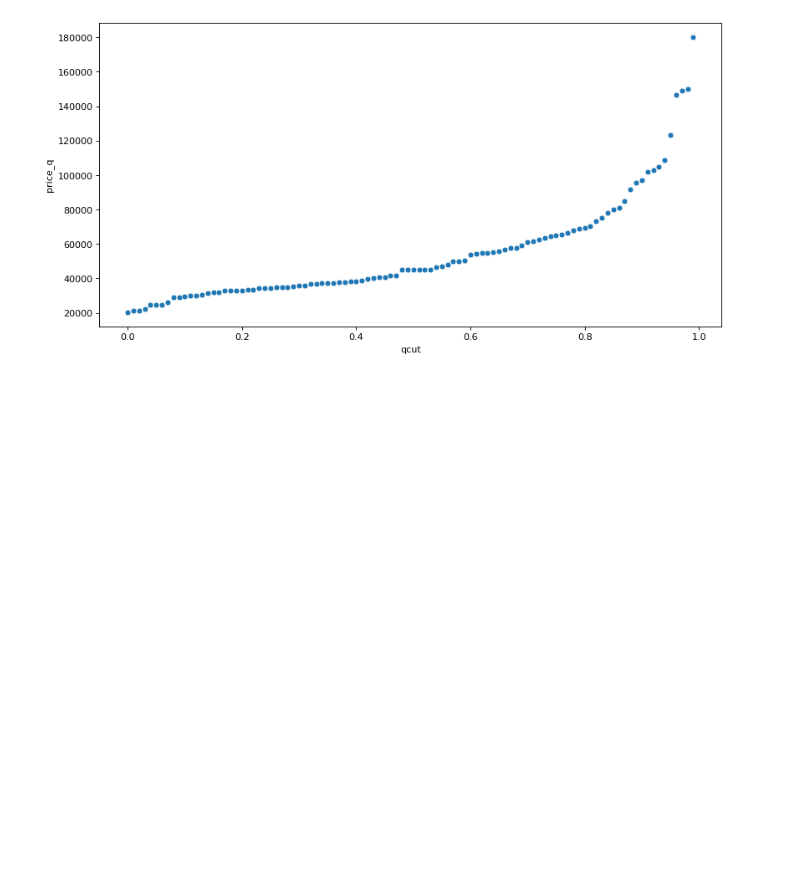
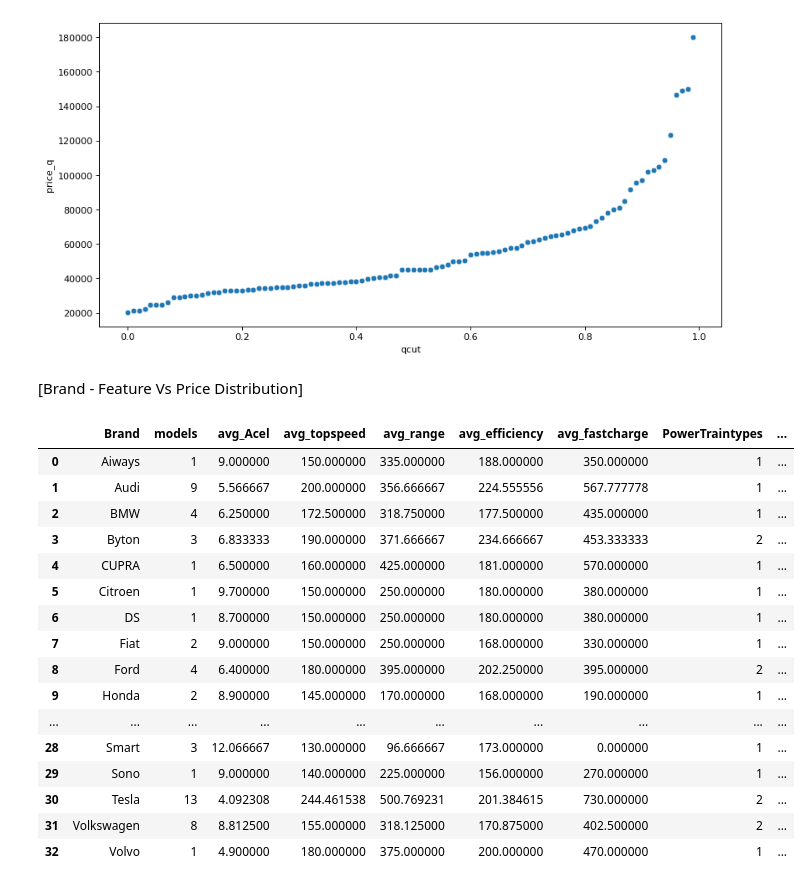
Before and after one commit to Indranil-Seal/EV_PricePrediction, a Jupyter notebook: EVPricingStudy.ipynb, the cells around one changed output. Saved outputs shown, nothing was run; the diff lists cells and outputs as text; code cells hidden in the pictures; blank space fills up the shorter version.

```diff
--- a/EVPricingStudy.ipynb
+++ b/EVPricingStudy.ipynb
@@ -139,3 +139,38 @@ sns.scatterplot(x = 'qcut',y ='price_q',data = price_qd)
 # %% [output]
 <AxesSubplot:xlabel='qcut', ylabel='price_q'>
 [figure]
+# %% [markdown]
+[Brand - Feature Vs Price Distribution]
+# %%
+data.groupby(['Brand']).agg(models = pd.NamedAgg('Model','count'),
+                            avg_Acel = pd.NamedAgg('AccelSec','mean'),
+                            avg_topspeed = pd.NamedAgg('TopSpeed_KmH','mean'),
+                            avg_range = pd.NamedAgg('Range_Km','mean'),
+                            avg_efficiency = pd.NamedAgg('Efficiency_WhKm','mean'),
+                            avg_fastcharge = pd.NamedAgg('FastCharge_KmH','mean'),
+                            PowerTraintypes = pd.NamedAgg('PowerTrain','nunique'),
+                            bodystyles = pd.NamedAgg('BodyStyle','nunique'),
+                            segments = pd.NamedAgg('Segment','nunique'),
+                            seatings = pd.NamedAgg('Seats','unique'),
+                            min_price = pd.NamedAgg('PriceEuro','min'),
+                            mean_price = pd.NamedAgg('PriceEuro','mean'),
+                            median_price = pd.NamedAgg('PriceEuro','median'),
+                            max_price = pd.NamedAgg('PriceEuro','max')).reset_index()
+# %% [output]
+|  | Brand | models | avg_Acel | avg_topspeed | avg_range | avg_efficiency | avg_fastcharge | PowerTraintypes | ... |
+| 0 | Aiways | 1 | 9.000000 | 150.000000 | 335.000000 | 188.000000 | 350.000000 | 1 | ... |
+| 1 | Audi | 9 | 5.566667 | 200.000000 | 356.666667 | 224.555556 | 567.777778 | 1 | ... |
+| 2 | BMW | 4 | 6.250000 | 172.500000 | 318.750000 | 177.500000 | 435.000000 | 1 | ... |
+| 3 | Byton | 3 | 6.833333 | 190.000000 | 371.666667 | 234.666667 | 453.333333 | 2 | ... |
+| 4 | CUPRA | 1 | 6.500000 | 160.000000 | 425.000000 | 181.000000 | 570.000000 | 1 | ... |
+| 5 | Citroen | 1 | 9.700000 | 150.000000 | 250.000000 | 180.000000 | 380.000000 | 1 | ... |
+| 6 | DS | 1 | 8.700000 | 150.000000 | 250.000000 | 180.000000 | 380.000000 | 1 | ... |
+| 7 | Fiat | 2 | 9.000000 | 150.000000 | 250.000000 | 168.000000 | 330.000000 | 1 | ... |
+| 8 | Ford | 4 | 6.400000 | 180.000000 | 395.000000 | 202.250000 | 395.000000 | 2 | ... |
+| 9 | Honda | 2 | 8.900000 | 145.000000 | 170.000000 | 168.000000 | 190.000000 | 1 | ... |
+| ... | ... | ... | ... | ... | ... | ... | ... | ... | ... |
+| 28 | Smart | 3 | 12.066667 | 130.000000 | 96.666667 | 173.000000 | 0.000000 | 1 | ... |
+| 29 | Sono | 1 | 9.000000 | 140.000000 | 225.000000 | 156.000000 | 270.000000 | 1 | ... |
+| 30 | Tesla | 13 | 4.092308 | 244.461538 | 500.769231 | 201.384615 | 730.000000 | 2 | ... |
+| 31 | Volkswagen | 8 | 8.812500 | 155.000000 | 318.125000 | 170.875000 | 402.500000 | 2 | ... |
+| 32 | Volvo | 1 | 4.900000 | 180.000000 | 375.000000 | 200.000000 | 470.000000 | 1 | ... |
```
Also changed, not shown: 1 other file.
